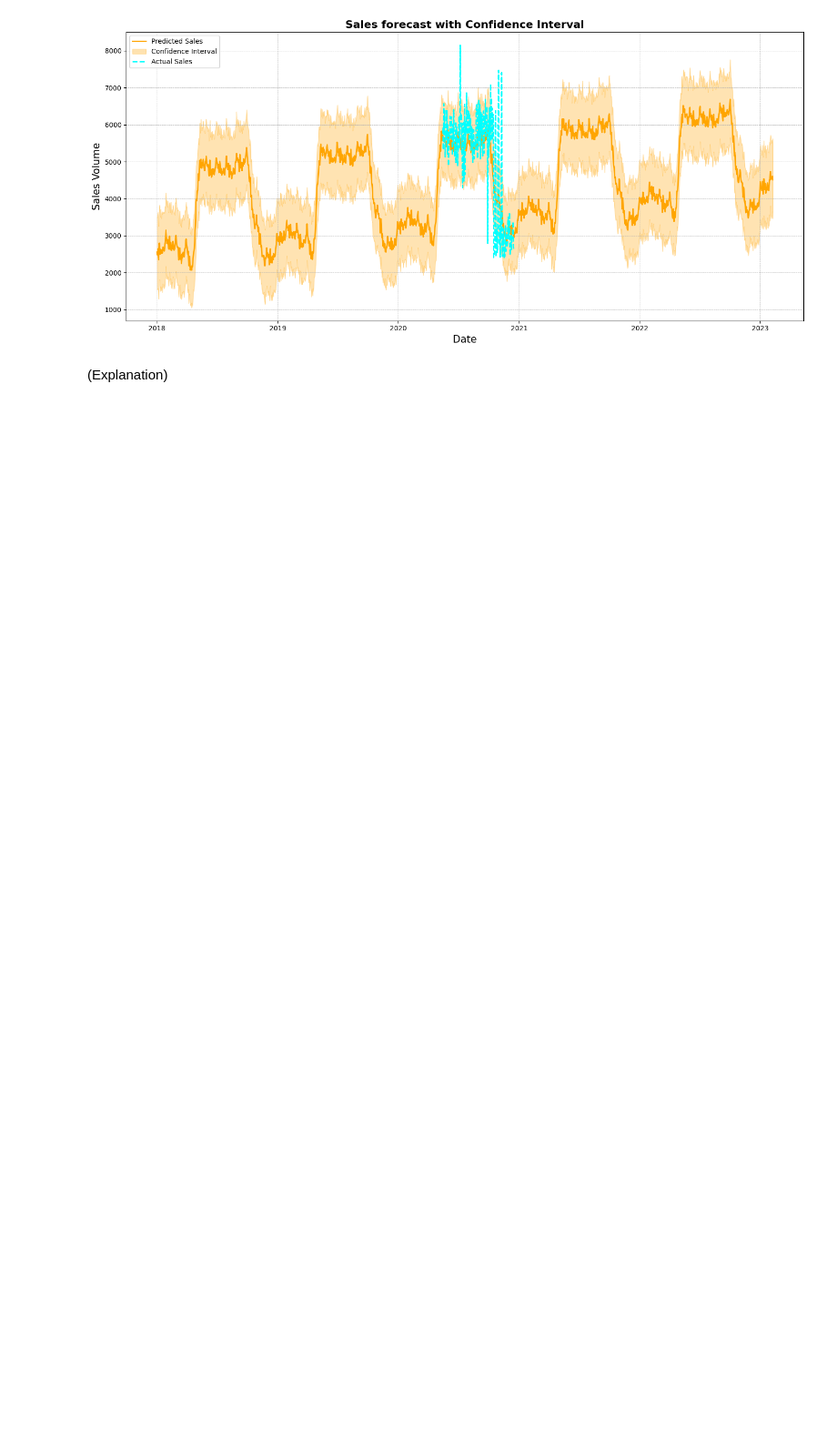
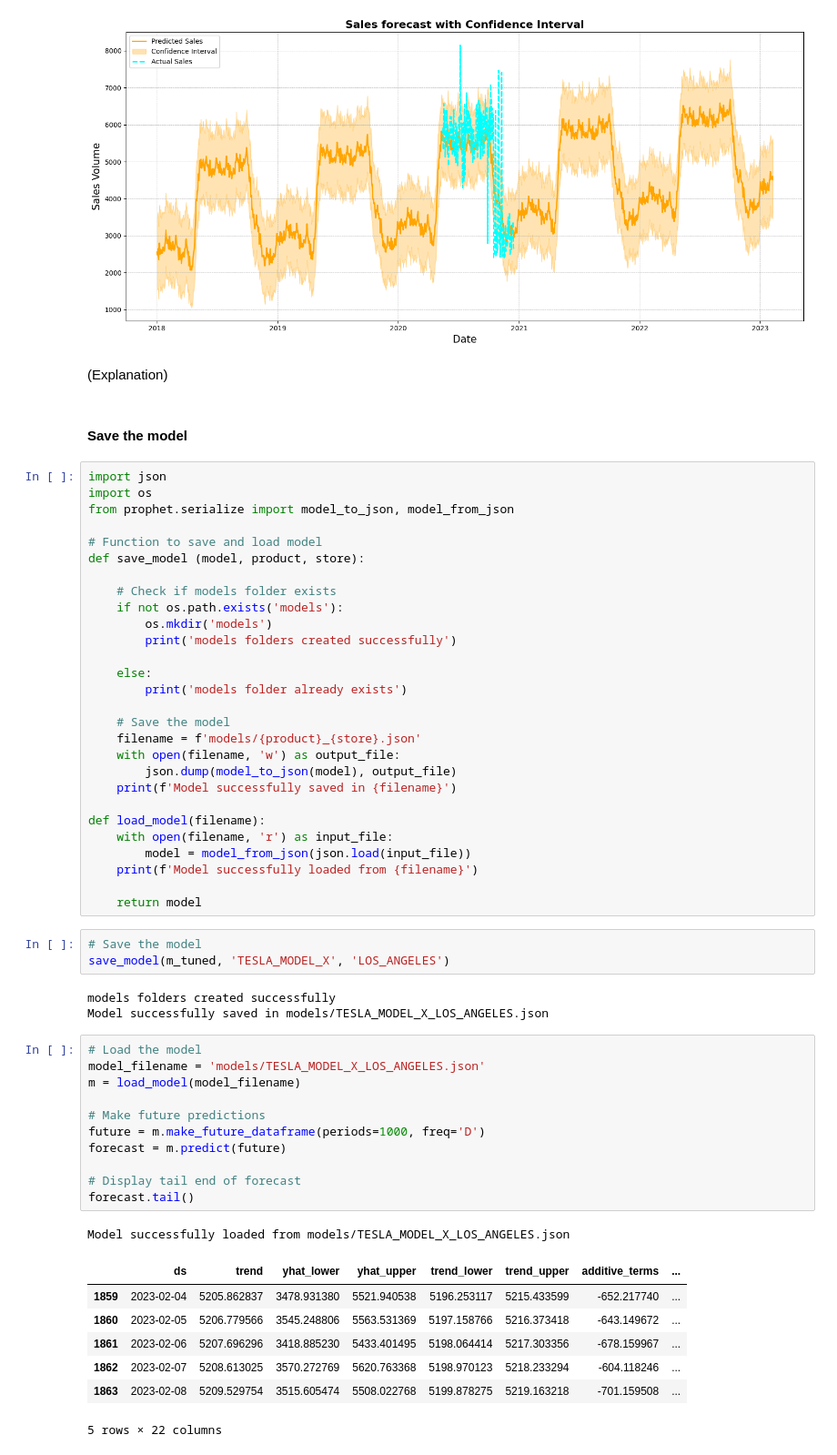
Before and after one commit to jaylesmajor/time-series-analysis, a Jupyter notebook: sales.ipynb, the cells around one changed output. Shown at 91% size. Drawn from its saved outputs; the diff is of its cells as text; blank space fills up the shorter version.

Commit message:
Saving, Loading, Testing the model

```diff
--- a/sales.ipynb
+++ b/sales.ipynb
@@ -494,3 +494,59 @@ plot_forecast(forecast, test=test, title='Sales forecast with Confidence Interva
 [figure]
 # %% [markdown]
 (Explanation)
+# %% [markdown]
+#### **Save the model**
+# %%
+import json
+import os
+from prophet.serialize import model_to_json, model_from_json
+
+# Function to save and load model
+def save_model (model, product, store):
+
+    # Check if models folder exists
+    if not os.path.exists('models'):
+        os.mkdir('models')
+        print('models folders created successfully')
+
+    else:
+        print('models folder already exists')
+
+    # Save the model
+    filename = f'models/{product}_{store}.json'
+    with open(filename, 'w') as output_file:
+        json.dump(model_to_json(model), output_file)
+    print(f'Model successfully saved in {filename}')
+
+def load_model(filename):
+    with open(filename, 'r') as input_file:
+        model = model_from_json(json.load(input_file))
+    print(f'Model successfully loaded from {filename}')
+
+    return model
+# %%
+# Save the model
+save_model(m_tuned, 'TESLA_MODEL_X', 'LOS_ANGELES')
+# %% [output]
+models folders created successfully
+Model successfully saved in models/TESLA_MODEL_X_LOS_ANGELES.json
+# %%
+# Load the model
+model_filename = 'models/TESLA_MODEL_X_LOS_ANGELES.json'
+m = load_model(model_filename)
+
+# Make future predictions
+future = m.make_future_dataframe(periods=1000, freq='D')
+forecast = m.predict(future)
+
+# Display tail end of forecast
+forecast.tail()
+# %% [output]
+Model successfully loaded from models/TESLA_MODEL_X_LOS_ANGELES.json
+|  | ds | trend | yhat_lower | yhat_upper | trend_lower | trend_upper | additive_terms | ... |
+| 1859 | 2023-02-04 | 5205.862837 | 3478.931380 | 5521.940538 | 5196.253117 | 5215.433599 | -652.217740 | ... |
+| 1860 | 2023-02-05 | 5206.779566 | 3545.248806 | 5563.531369 | 5197.158766 | 5216.373418 | -643.149672 | ... |
+| 1861 | 2023-02-06 | 5207.696296 | 3418.885230 | 5433.401495 | 5198.064414 | 5217.303356 | -678.159967 | ... |
+| 1862 | 2023-02-07 | 5208.613025 | 3570.272769 | 5620.763368 | 5198.970123 | 5218.233294 | -604.118246 | ... |
+| 1863 | 2023-02-08 | 5209.529754 | 3515.605474 | 5508.022768 | 5199.878275 | 5219.163218 | -701.159508 | ... |
+5 rows × 22 columns
```
Also changed, not shown: 1 other file.
